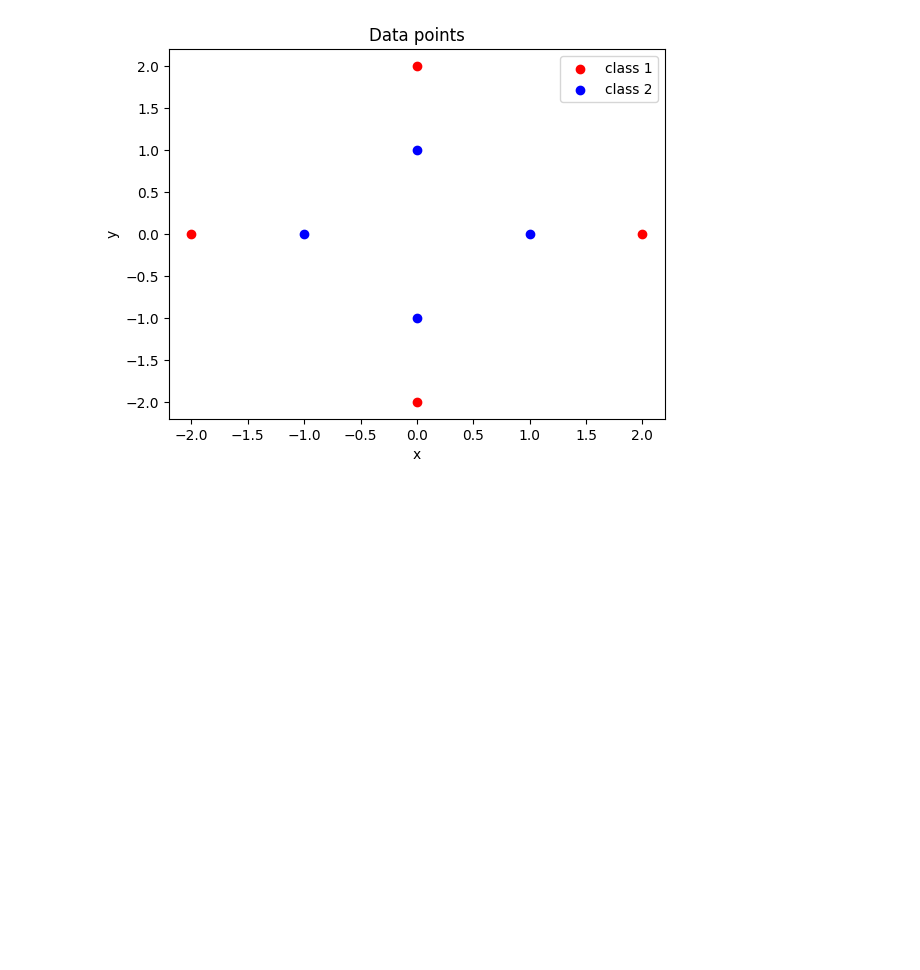
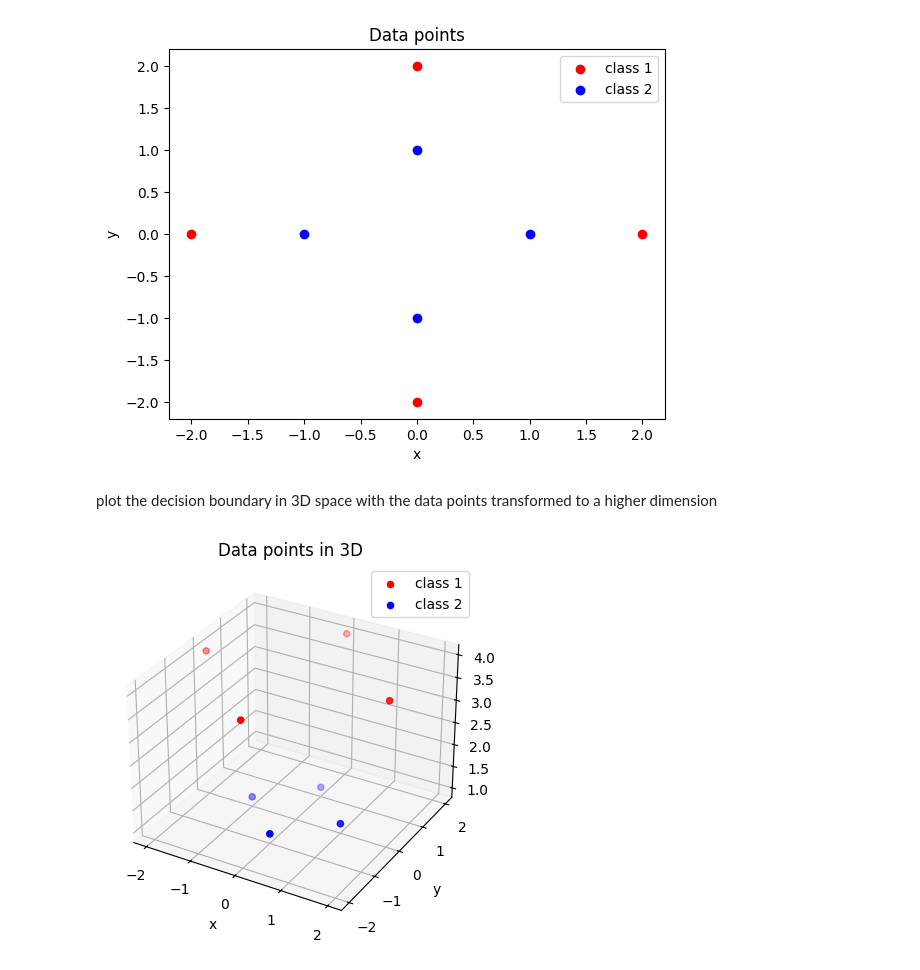
Before and after one commit to esteban1324/Machine-Learning, a Jupyter notebook: MLHW2/gaussian svm cross.ipynb, the cells around one changed output. Cells and saved outputs as stored; diff of their text form; code cells hidden in the pictures; blank space fills up the shorter version.

```diff
--- a/MLHW2/gaussian svm cross.ipynb
+++ b/MLHW2/gaussian svm cross.ipynb
@@ -26,3 +28,31 @@ plt.legend(loc='upper right')
 plt.show()
 # %% [output]
 [figure]
+# %% [markdown]
+plot the decision boundary in 3D space with the data points transformed to a higher dimension
+# %%
+fig = plt.figure()
+ax = fig.add_subplot(111, projection='3d')
+
+# plot the x and y points of the data
+def Phi(x,y):
+    return x**2 + y**2
+
+def plot3D():
+    z_1 = Phi(x_coord_class1, y_coord_class1)
+    z_2 = Phi(x_coord_class2, y_coord_class2)
+    ax.scatter(x_coord_class1, y_coord_class1, z_1, color='red', label='class 1')
+    ax.scatter(x_coord_class2, y_coord_class2, z_2, color='blue', label='class 2')
+    ax.set_xlabel('x')
+    ax.set_ylabel('y')
+    ax.set_zlabel('z')
+    ax.set_title('Data points in 3D')
+    ax.legend(loc='upper right')
+
+
+
+
+plot3D()
+plt.show()
+# %% [output]
+[figure, added]
```
Also changed, not shown: parts of 3 cells of this notebook, 1 other file.
